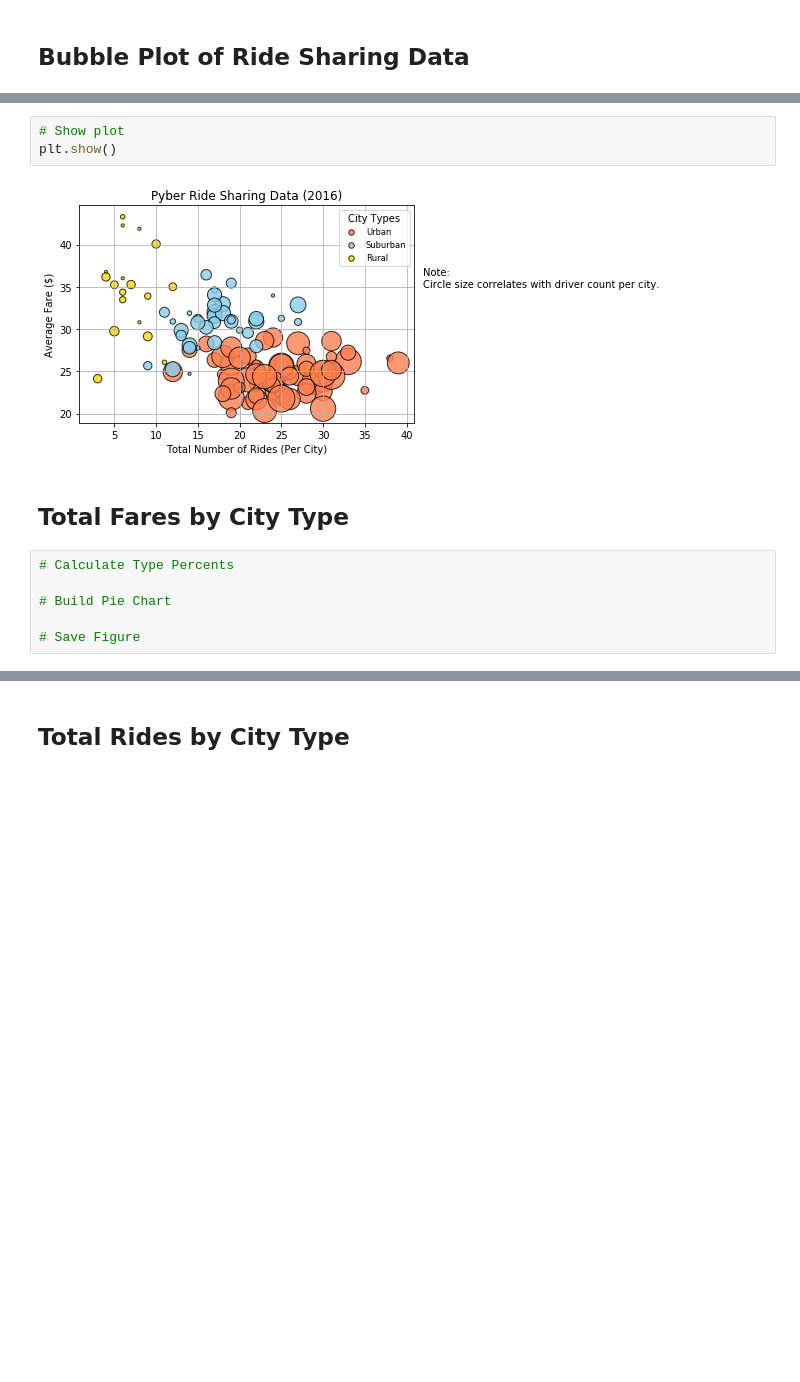
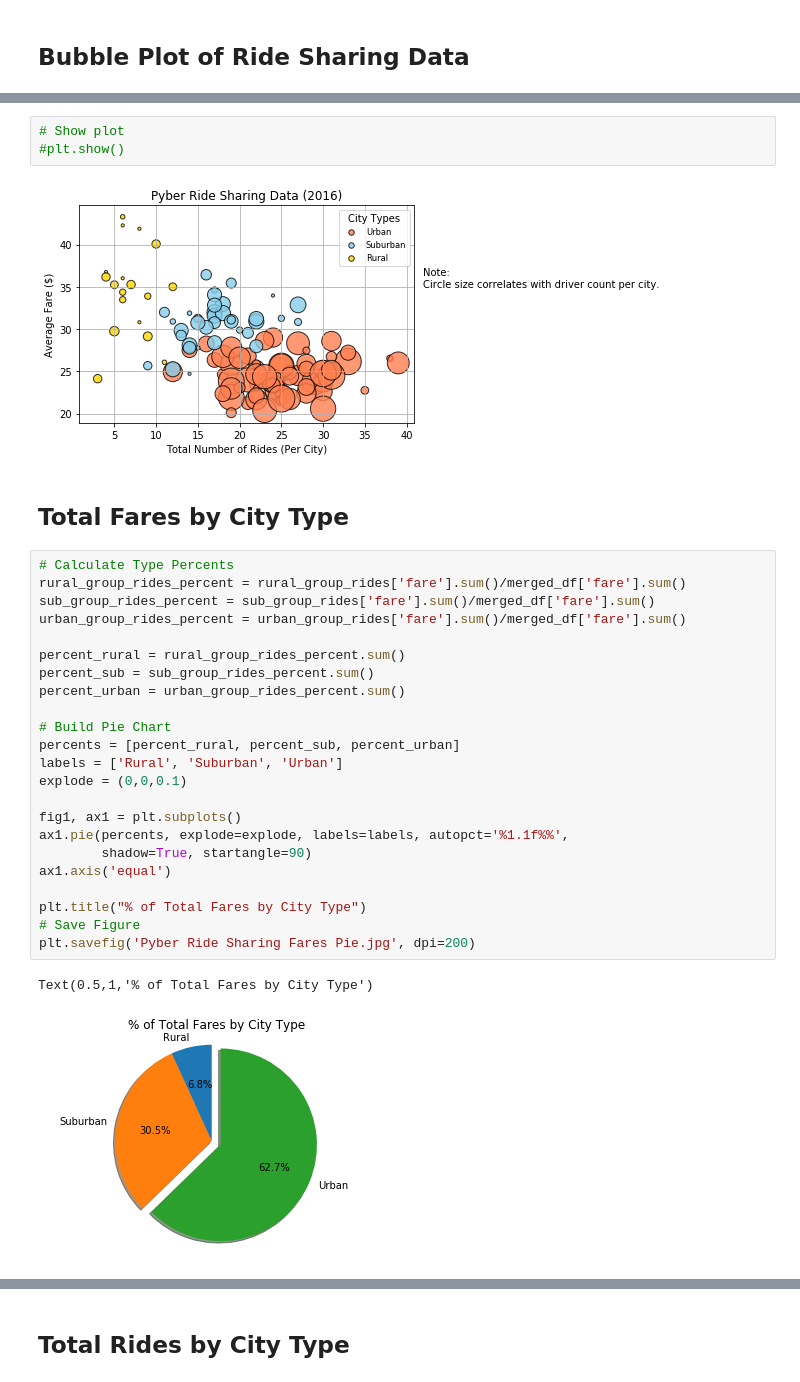
Before and after one commit to leetaylor7/The-Power-of-Plots, a Jupyter notebook: Pyber/pyber_lee.ipynb, the cells around one changed output, grey strips where cells are left out. Cells and saved outputs as stored; diff of their text form; blank space fills up the shorter version.

```diff
--- a/Pyber/pyber_lee.ipynb
+++ b/Pyber/pyber_lee.ipynb
@@ -105,16 +97,36 @@ plt.show()
 [figure]
 # %%
 # Show plot
-plt.show()
+#plt.show()
 # %% [output]
 [figure]
 # %% [markdown]
 ## Total Fares by City Type
-# %%
-# Calculate Type Percents
-
-# Build Pie Chart
-
-# Save Figure
+# %%
+# Calculate Type Percents
+rural_group_rides_percent = rural_group_rides['fare'].sum()/merged_df['fare'].sum()
+sub_group_rides_percent = sub_group_rides['fare'].sum()/merged_df['fare'].sum()
+urban_group_rides_percent = urban_group_rides['fare'].sum()/merged_df['fare'].sum()
+
+percent_rural = rural_group_rides_percent.sum()
+percent_sub = sub_group_rides_percent.sum()
+percent_urban = urban_group_rides_percent.sum()
+
+# Build Pie Chart
+percents = [percent_rural, percent_sub, percent_urban]
+labels = ['Rural', 'Suburban', 'Urban']
+explode = (0,0,0.1)
+
+fig1, ax1 = plt.subplots()
+ax1.pie(percents, explode=explode, labels=labels, autopct='%1.1f%%',
+        shadow=True, startangle=90)
+ax1.axis('equal')
+
+plt.title("% of Total Fares by City Type")
+# Save Figure
+plt.savefig('Pyber Ride Sharing Fares Pie.jpg', dpi=200)
+# %% [output]
+Text(0.5,1,'% of Total Fares by City Type')
+[figure, added]
 # %%
 # Show Figure
```
Also changed, not shown: parts of 9 cells of this notebook, 4 other files.
